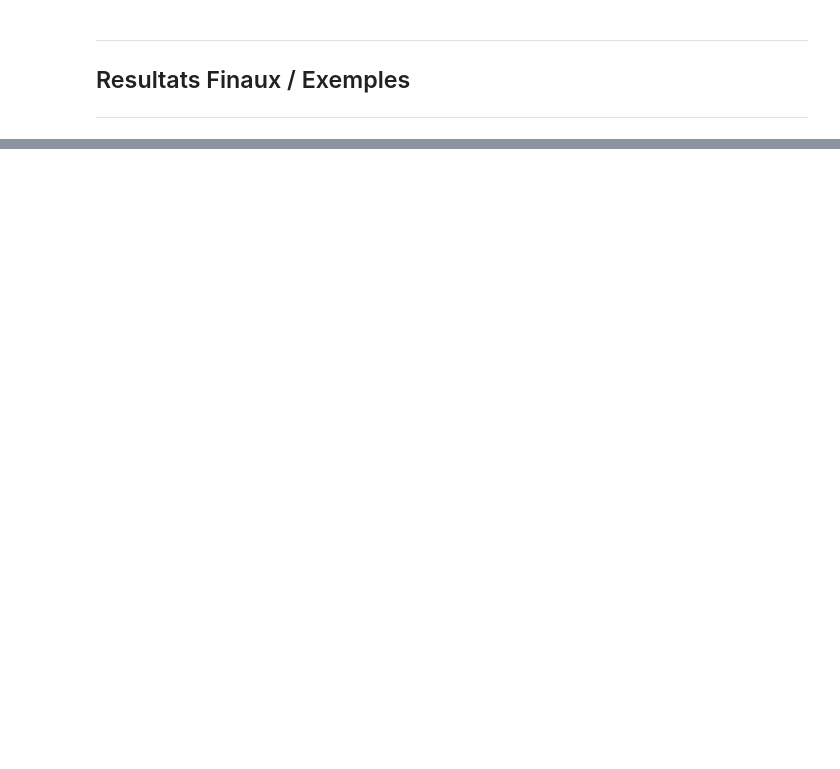
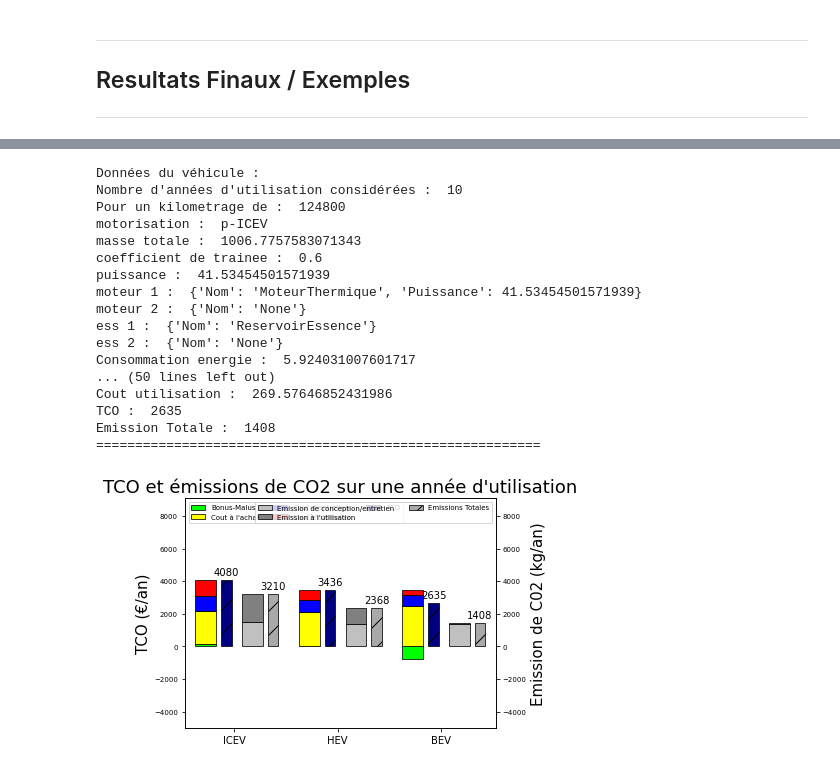
Before and after one commit to david-bretaud/MIG, a Jupyter notebook: support1.ipynb, the cells around one changed output, grey strips where cells are left out. Saved outputs shown, nothing was run; the diff lists cells and outputs as text; code cells hidden in the pictures; blank space fills up the shorter version.

```diff
--- a/support1.ipynb
+++ b/support1.ipynb
@@ -386,0 +354,29 @@ pd.read_csv('base_voiture.csv')
+# %%
+from calculDonnees import *
+DrivingCycle = urbain
+Occasion = False
+Conversion = True
+DistanceQuotidienne = 40
+Frequence = 6
+Taille = 'petite'
+modele =  {'drivingCycle' : DrivingCycle, 'conversion' : Conversion, 'occasion' : Occasion, 'distQuot' : DistanceQuotidienne , 'frequence' : Frequence, 'taille' : Taille}
+TestFinal(modele)
+# %% [output]
+Données du véhicule :
+Nombre d'années d'utilisation considérées :  10
+Pour un kilometrage de :  124800
+motorisation :  p-ICEV
+masse totale :  1006.7757583071343
+coefficient de trainee :  0.6
+puissance :  41.53454501571939
+moteur 1 :  {'Nom': 'MoteurThermique', 'Puissance': 41.53454501571939}
+moteur 2 :  {'Nom': 'None'}
+ess 1 :  {'Nom': 'ReservoirEssence'}
+ess 2 :  {'Nom': 'None'}
+Consommation energie :  5.924031007601717
+... (50 lines left out)
+Cout utilisation :  269.57646852431986
+TCO :  2635
+Emission Totale :  1408
+=========================================================
+[figure, added]
```
Also changed, not shown: parts of 17 cells of this notebook, 2 other files.
